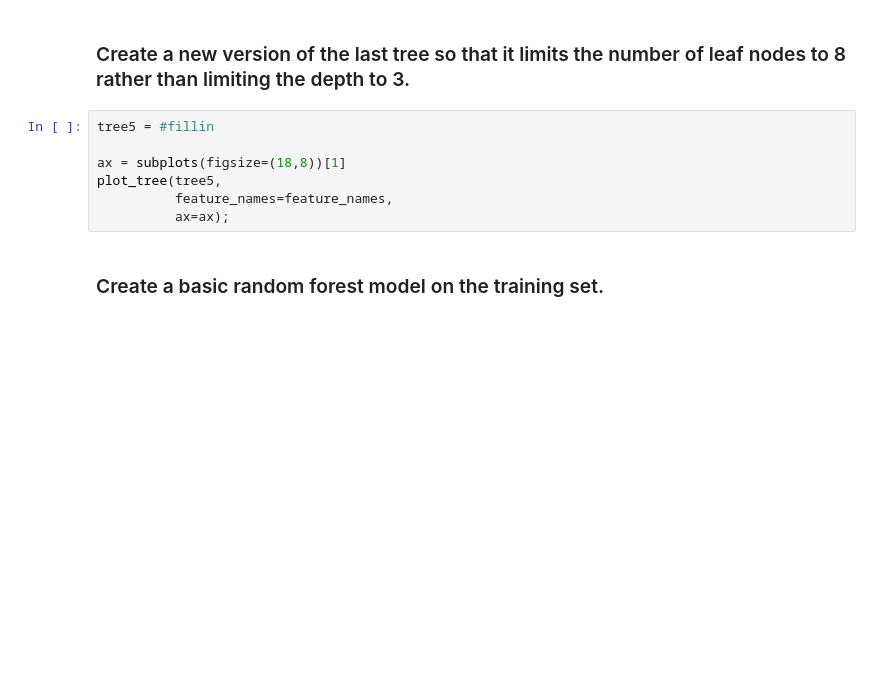
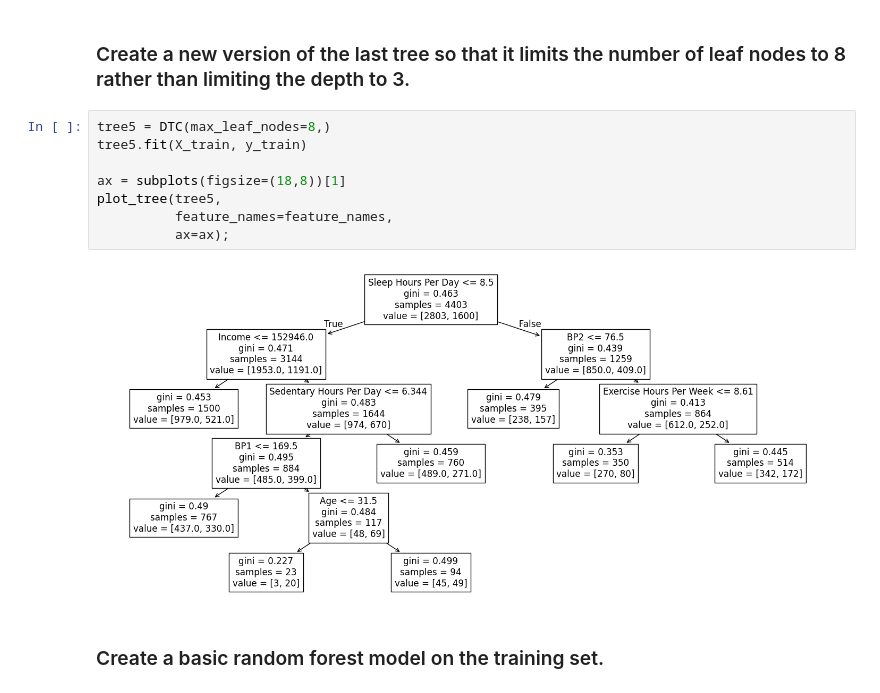
Before and after one commit to mellenpan/code_2600, a Jupyter notebook: mod08_rf.ipynb, the cells around one changed output. Cells and saved outputs as stored; diff of their text form; blank space fills up the shorter version.

```diff
--- a/mod08_rf.ipynb
+++ b/mod08_rf.ipynb
@@ -104,12 +178,15 @@ plot_tree(tree4,
 # %% [markdown]
 ### Create a new version of the last tree so that it limits the number of leaf nodes to 8 rather than limiting the depth to 3.
 # %%
-tree5 = #fillin
+tree5 = DTC(max_leaf_nodes=8,)
+tree5.fit(X_train, y_train)
 
 ax = subplots(figsize=(18,8))[1]
 plot_tree(tree5,
           feature_names=feature_names,
           ax=ax);
+# %% [output]
+[figure, added]
 # %% [markdown]
 ### Create a basic random forest model on the training set.
 # %%
```
Also changed, not shown: parts of 15 cells of this notebook.
